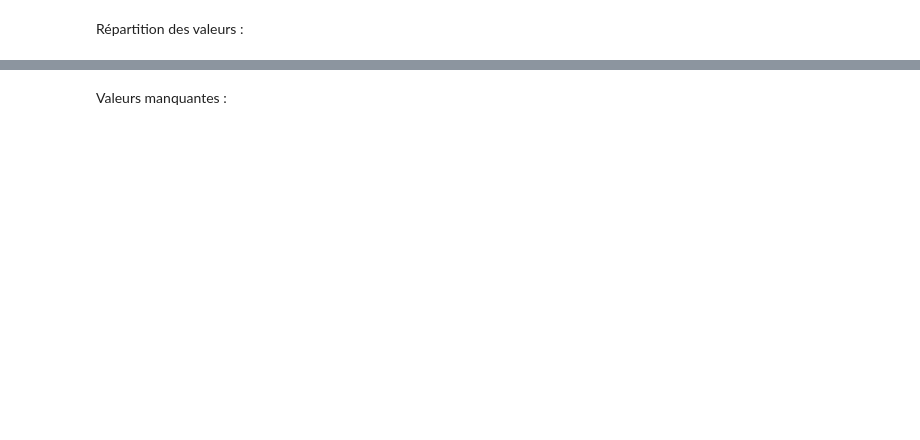
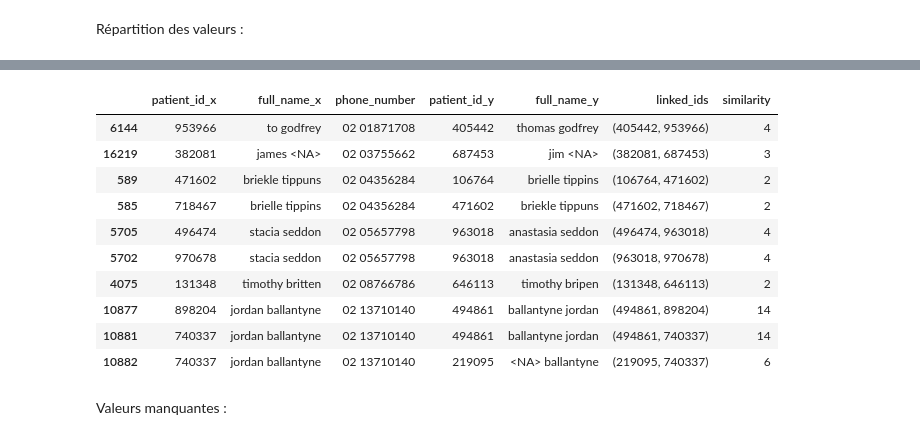
Before and after one commit to ghisvail/inria-aphp-assignment, a Jupyter notebook: qa.ipynb, the cells around one changed output, grey strips where cells are left out. Saved outputs shown, nothing was run; the diff lists cells and outputs as text; code cells hidden in the pictures; blank space fills up the shorter version.

```diff
--- a/qa.ipynb
+++ b/qa.ipynb
@@ -165,3 +195,17 @@ dtype: int64
+# %%
+df_full_name[df_full_name.similarity > 1].sort_values("phone_number").head(10)
+# %% [output]
+|  | patient_id_x | full_name_x | phone_number | patient_id_y | full_name_y | linked_ids | similarity |
+| 6144 | 953966 | to godfrey | 02 01871708 | 405442 | thomas godfrey | (405442, 953966) | 4 |
+| 16219 | 382081 | james <NA> | 02 03755662 | 687453 | jim <NA> | (382081, 687453) | 3 |
+| 589 | 471602 | briekle tippuns | 02 04356284 | 106764 | brielle tippins | (106764, 471602) | 2 |
+| 585 | 718467 | brielle tippins | 02 04356284 | 471602 | briekle tippuns | (471602, 718467) | 2 |
+| 5705 | 496474 | stacia seddon | 02 05657798 | 963018 | anastasia seddon | (496474, 963018) | 4 |
+| 5702 | 970678 | stacia seddon | 02 05657798 | 963018 | anastasia seddon | (963018, 970678) | 4 |
+| 4075 | 131348 | timothy britten | 02 08766786 | 646113 | timothy bripen | (131348, 646113) | 2 |
+| 10877 | 898204 | jordan ballantyne | 02 13710140 | 494861 | ballantyne jordan | (494861, 898204) | 14 |
+| 10881 | 740337 | jordan ballantyne | 02 13710140 | 494861 | ballantyne jordan | (494861, 740337) | 14 |
+| 10882 | 740337 | jordan ballantyne | 02 13710140 | 219095 | <NA> ballantyne | (219095, 740337) | 6 |
 # %% [markdown]
 Valeurs manquantes :
 # %%
```
Also changed, not shown: parts of 49 cells of this notebook, 1 other file.
